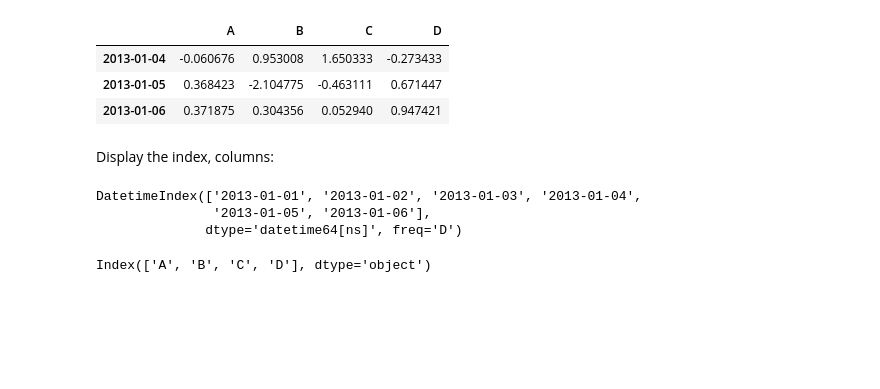
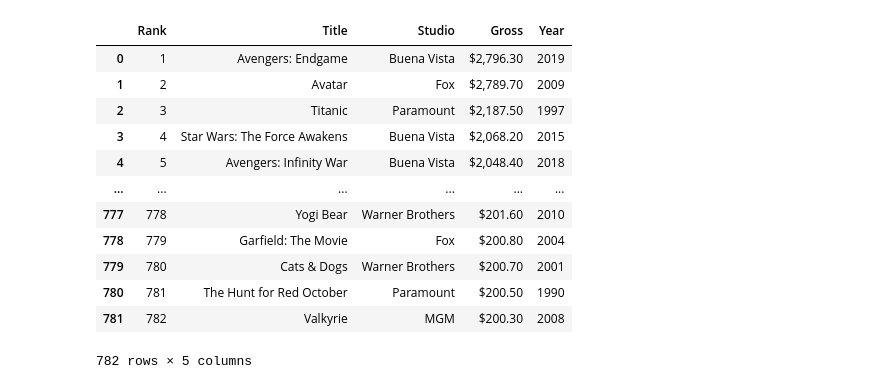
Before and after one commit to jiaweiM/python-note, a Jupyter notebook: src/pandas_test/quick_guide.ipynb, the cells around one changed output. Saved outputs shown, nothing was run; the diff lists cells and outputs as text; code cells hidden in the pictures; blank space fills up the shorter version.

```diff
--- a/src/pandas_test/quick_guide.ipynb
+++ b/src/pandas_test/quick_guide.ipynb
@@ -76,19 +0,0 @@ df.head()
-# %%
-df.tail(3)
-# %% [output]
-|  | A | B | C | D |
-| 2013-01-04 | -0.060676 | 0.953008 | 1.650333 | -0.273433 |
-| 2013-01-05 | 0.368423 | -2.104775 | -0.463111 | 0.671447 |
-| 2013-01-06 | 0.371875 | 0.304356 | 0.052940 | 0.947421 |
-# %% [markdown]
-Display the index, columns:
-# %%
-df.index
-# %% [output]
-DatetimeIndex(['2013-01-01', '2013-01-02', '2013-01-03', '2013-01-04',
-               '2013-01-05', '2013-01-06'],
-              dtype='datetime64[ns]', freq='D')
-# %%
-df.columns
-# %% [output]
-Index(['A', 'B', 'C', 'D'], dtype='object')
@@ -94,0 +3,16 @@ Index(['A', 'B', 'C', 'D'], dtype='object')
+# %%
+pd.read_csv('data/movies2.csv')
+# %% [output]
+|  | Rank | Title | Studio | Gross | Year |
+| 0 | 1 | Avengers: Endgame | Buena Vista | $2,796.30 | 2019 |
+| 1 | 2 | Avatar | Fox | $2,789.70 | 2009 |
+| 2 | 3 | Titanic | Paramount | $2,187.50 | 1997 |
+| 3 | 4 | Star Wars: The Force Awakens | Buena Vista | $2,068.20 | 2015 |
+| 4 | 5 | Avengers: Infinity War | Buena Vista | $2,048.40 | 2018 |
+| ... | ... | ... | ... | ... | ... |
+| 777 | 778 | Yogi Bear | Warner Brothers | $201.60 | 2010 |
+| 778 | 779 | Garfield: The Movie | Fox | $200.80 | 2004 |
+| 779 | 780 | Cats & Dogs | Warner Brothers | $200.70 | 2001 |
+| 780 | 781 | The Hunt for Red October | Paramount | $200.50 | 1990 |
+| 781 | 782 | Valkyrie | MGM | $200.30 | 2008 |
+782 rows × 5 columns
```
Also changed, not shown: parts of 36 cells of this notebook, 27 other files.
